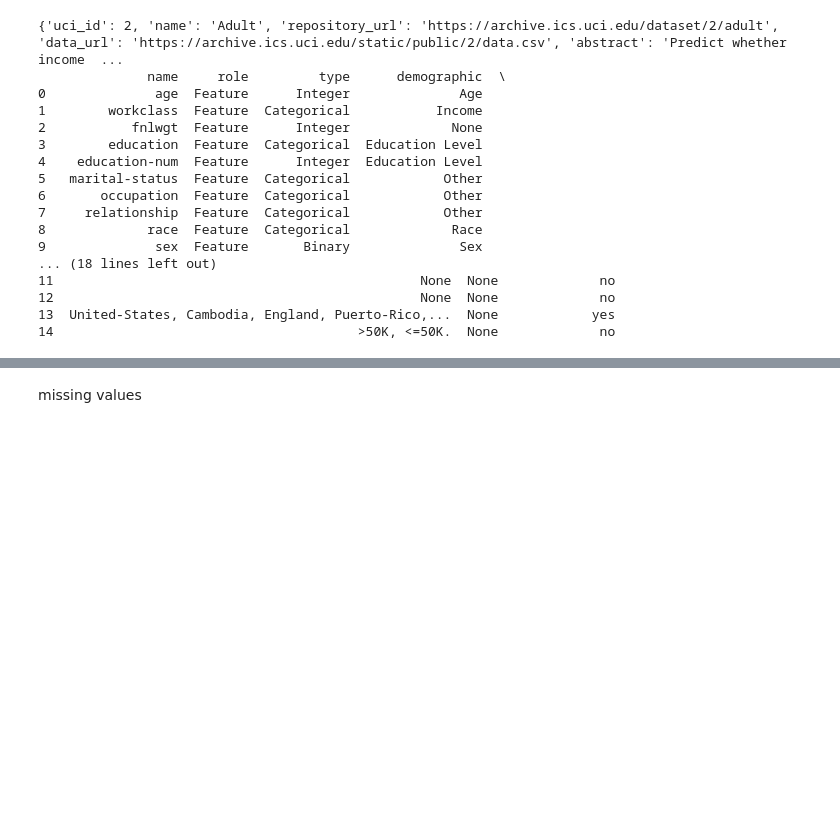
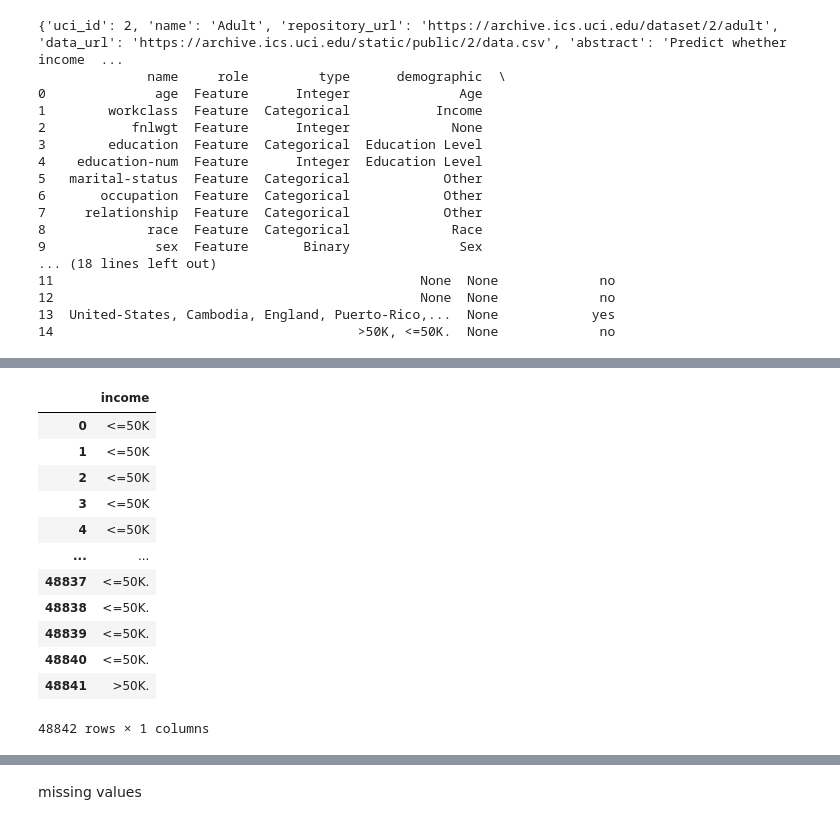
Before and after one commit to Exper626/Census-Income-ML, a Jupyter notebook: Machine_Learning.ipynb, the cells around one changed output, grey strips where cells are left out. Saved outputs shown, nothing was run; the diff lists cells and outputs as text; code cells hidden in the pictures; blank space fills up the shorter version.

```diff
--- a/Machine_Learning.ipynb
+++ b/Machine_Learning.ipynb
@@ -56,0 +74,16 @@ print(adult.variables)
+# %%
+y
+# %% [output]
+|  | income |
+| 0 | <=50K |
+| 1 | <=50K |
+| 2 | <=50K |
+| 3 | <=50K |
+| 4 | <=50K |
+| ... | ... |
+| 48837 | <=50K. |
+| 48838 | <=50K. |
+| 48839 | <=50K. |
+| 48840 | <=50K. |
+| 48841 | >50K. |
+48842 rows × 1 columns
```
Also changed, not shown: parts of 10 cells of this notebook.
